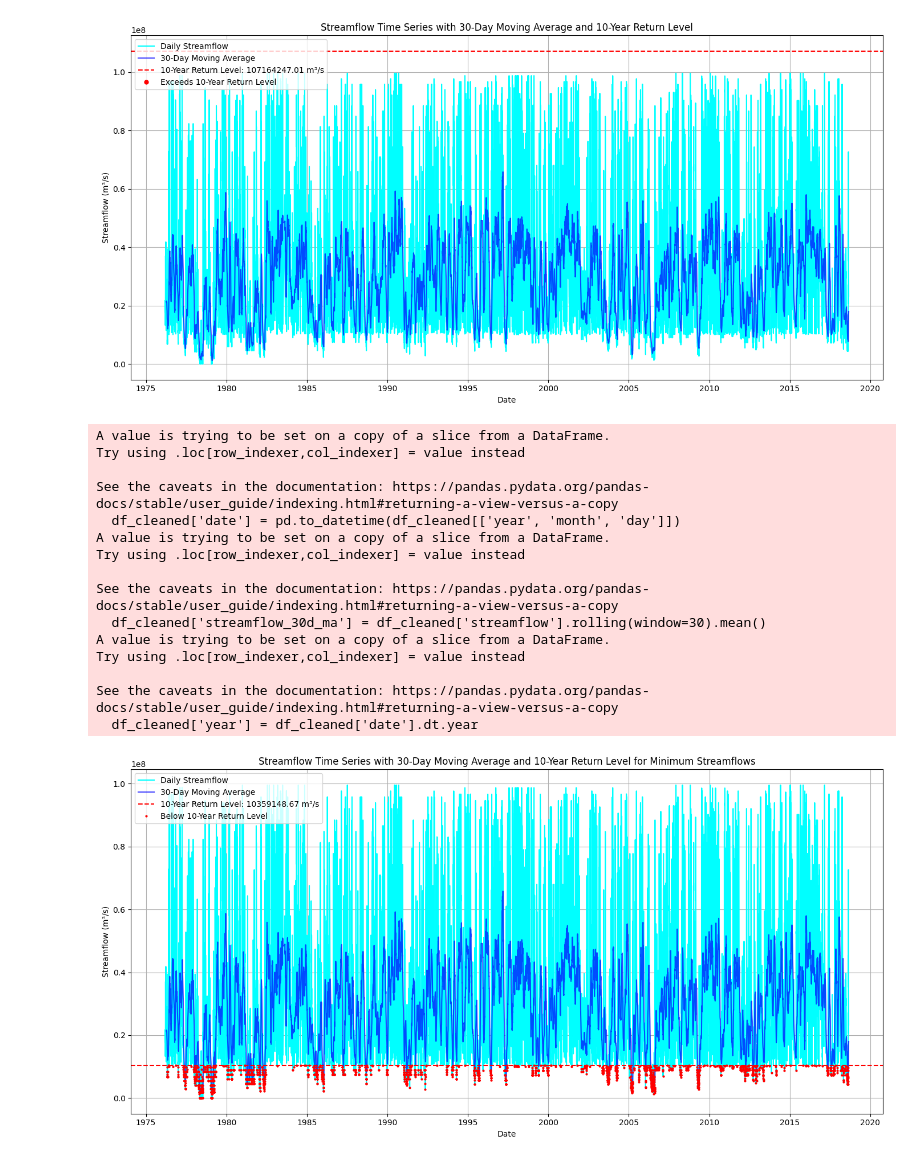
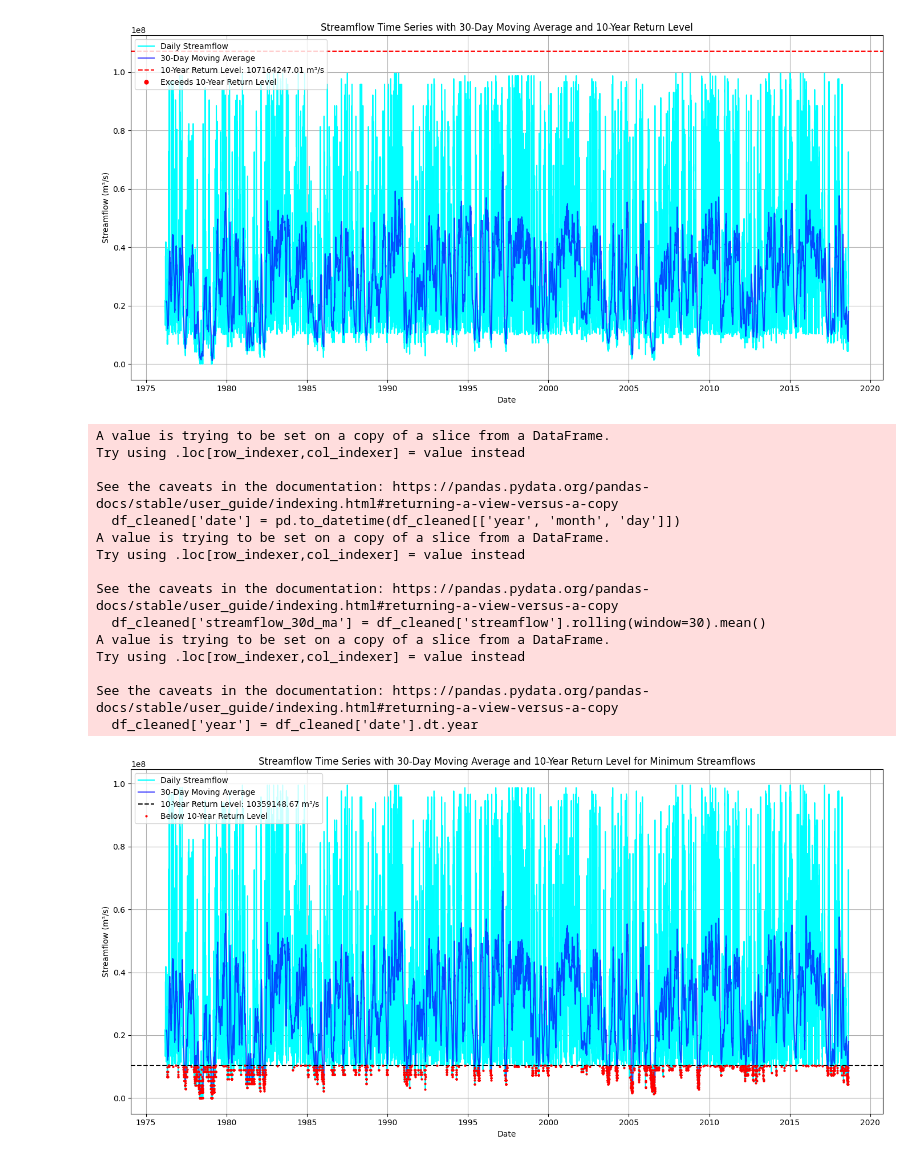
Before and after one commit to douglassilveirac/ENS5165_202402, a Jupyter notebook: pyEnv/Scripts/Série histórica vazões Tangará.ipynb, the cells around one changed output. Saved outputs shown, nothing was run; the diff lists cells and outputs as text; code cells hidden in the pictures.

```diff
--- a/pyEnv/Scripts/Série histórica vazões Tangará.ipynb
+++ b/pyEnv/Scripts/Série histórica vazões Tangará.ipynb
@@ -219,33 +219,33 @@ plt.plot(df_cleaned['date'], df_cleaned['streamflow'], label='Daily Streamflow',
 plt.plot(df_cleaned['date'], df_cleaned['streamflow_30d_ma'], label='30-Day Moving Average', color='blue', alpha=0.7)
 
 # Linha do tempo de retorno de 10 anos para os mínimos
-plt.axhline(y=streamflow_return_level, color='red', linestyle='--', label=f'10-Year Return Level: {streamflow_return_level:.2f} m³/s')
+plt.axhline(y=streamflow_return_level, color='black', linestyle='--', label=f'10-Year Return Level: {streamflow_return_level:.2f} m³/s')
 
 # Marcação dos pontos que ficam abaixo do nível de retorno (mínimos)
 plt.plot(df_cleaned['date'][below_return_level], df_cleaned['streamflow'][below_return_level], 'ro', markersize=2, label='Below 10-Year Return Level')
 
 # Configuração do gráfico
 plt.title('Streamflow Time Series with 30-Day Moving Average and 10-Year Return Level for Minimum Streamflows')
 plt.xlabel('Date')
 plt.ylabel('Streamflow (m³/s)')
 plt.legend()
 plt.grid(True)
 plt.tight_layout()
 plt.show()
 # %% [output]
 A value is trying to be set on a copy of a slice from a DataFrame.
 Try using .loc[row_indexer,col_indexer] = value instead
 
 See the caveats in the documentation: https://pandas.pydata.org/pandas-docs/stable/user_guide/indexing.html#returning-a-view-versus-a-copy
   df_cleaned['date'] = pd.to_datetime(df_cleaned[['year', 'month', 'day']])
 A value is trying to be set on a copy of a slice from a DataFrame.
 Try using .loc[row_indexer,col_indexer] = value instead
 
 See the caveats in the documentation: https://pandas.pydata.org/pandas-docs/stable/user_guide/indexing.html#returning-a-view-versus-a-copy
   df_cleaned['streamflow_30d_ma'] = df_cleaned['streamflow'].rolling(window=30).mean()
 A value is trying to be set on a copy of a slice from a DataFrame.
 Try using .loc[row_indexer,col_indexer] = value instead
 
 See the caveats in the documentation: https://pandas.pydata.org/pandas-docs/stable/user_guide/indexing.html#returning-a-view-versus-a-copy
   df_cleaned['year'] = df_cleaned['date'].dt.year
-[figure, old version]
+[figure, new version]
```
